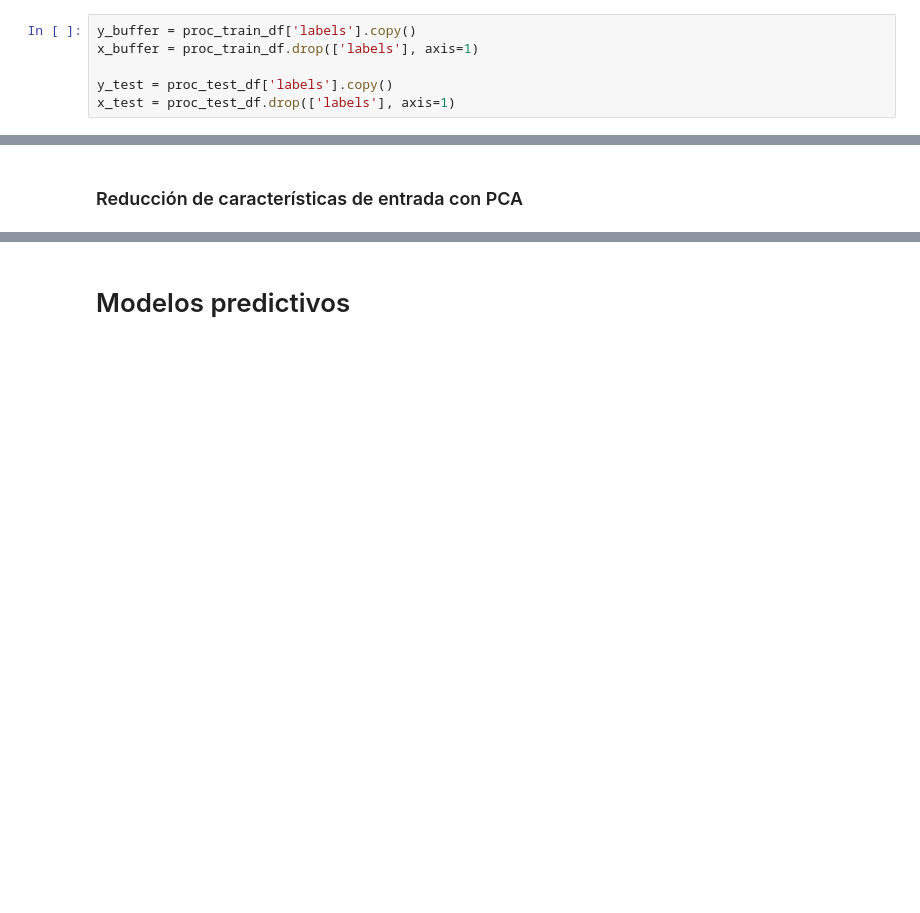
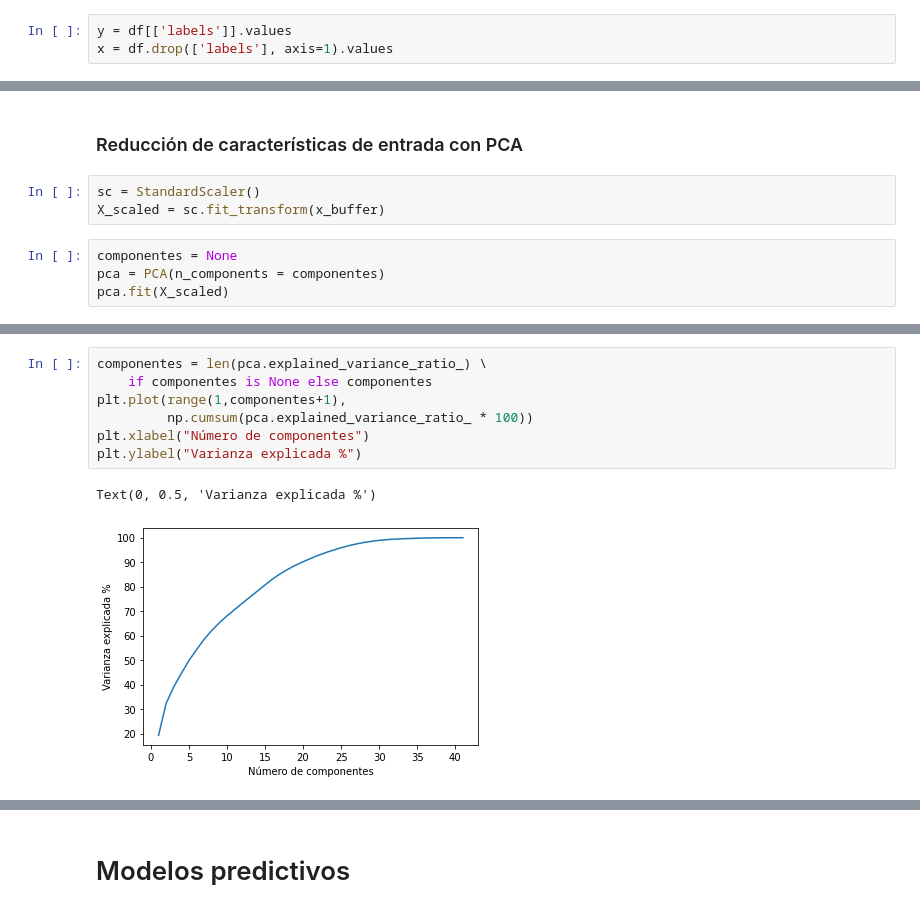
Before and after one commit to SolorzanoBryan/algoritmos_aprendizaje_automatico, a Jupyter notebook: [NRC_6278]_NombreApellidoEstudiante_ProyectoUnidad2.ipynb, the cells around one changed output, grey strips where cells are left out. Saved outputs shown, nothing was run; the diff lists cells and outputs as text; blank space fills up the shorter version.

```diff
--- a/[NRC_6278]_NombreApellidoEstudiante_ProyectoUnidad2.ipynb
+++ b/[NRC_6278]_NombreApellidoEstudiante_ProyectoUnidad2.ipynb
@@ -571,7 +567,4 @@ df_train_escalar
 # %%
-y_buffer = proc_train_df['labels'].copy()
-x_buffer = proc_train_df.drop(['labels'], axis=1)
-
-y_test = proc_test_df['labels'].copy()
-x_test = proc_test_df.drop(['labels'], axis=1)
+y = df[['labels']].values
+x = df.drop(['labels'], axis=1).values
 # %%
@@ -584,2 +585,9 @@ x_train, x_val, y_train, y_val = train_test_split(x_buffer, y_buffer, test_size=
 # %% [markdown]
 ### Reducción de características de entrada con PCA
+# %%
+sc = StandardScaler()
+X_scaled = sc.fit_transform(x_buffer)
+# %%
+componentes = None
+pca = PCA(n_components = componentes)
+pca.fit(X_scaled)
@@ -585,0 +628,10 @@ x_train, x_val, y_train, y_val = train_test_split(x_buffer, y_buffer, test_size=
+# %%
+componentes = len(pca.explained_variance_ratio_) \
+    if componentes is None else componentes
+plt.plot(range(1,componentes+1),
+         np.cumsum(pca.explained_variance_ratio_ * 100))
+plt.xlabel("Número de componentes")
+plt.ylabel("Varianza explicada %")
+# %% [output]
+Text(0, 0.5, 'Varianza explicada %')
+[figure, added]
```
Also changed, not shown: parts of 29 cells of this notebook.
